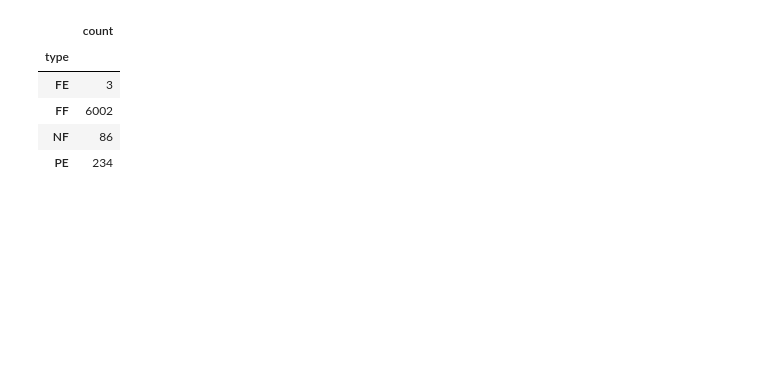
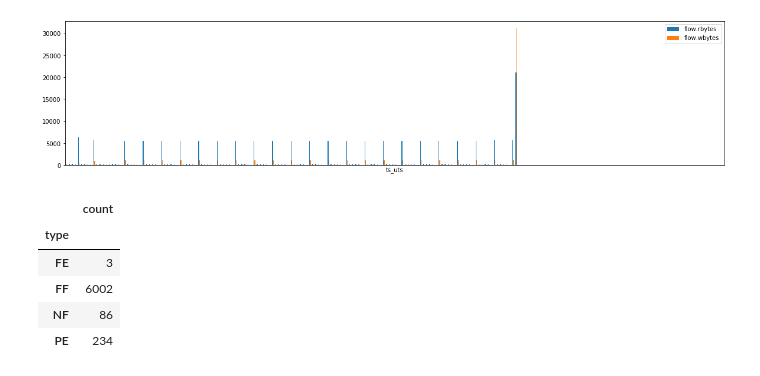
Before and after one commit to sysflow-telemetry/sf-apis, a Jupyter notebook: pynb/FloConTalkDemo.ipynb, the cells around one changed output. Drawn from its saved outputs; the diff is of its cells as text; code cells hidden in the pictures; blank space fills up the shorter version.

```diff
--- a/pynb/FloConTalkDemo.ipynb
+++ b/pynb/FloConTalkDemo.ipynb
@@ -83,6 +83,15 @@ df = formatter.toDataframe(expr=query, fields=_cols)
 df.style.apply(highlight_ip, axis=1)
 # %% [output]
 [interactive output not drawn]
+# %%
+# Finding all network flows related to suspicious script
+flows = df[(df.type.isin(['FF','NF']))]
+ax = flows[['ts_uts', 'flow.rbytes', 'flow.wbytes']].plot.bar(x='ts_uts', y=['flow.rbytes','flow.wbytes'], rot=45, figsize=(20,5))
+ax.xaxis.set_major_locator(mdates.MicrosecondLocator(interval=1000))
+plt.gcf().autofmt_xdate()
+plt.show()
+# %% [output]
+[figure, added]
 # %%
 # Summarizing sysflow types
 reader = FlattenedSFReader(trace)
```
Also changed, not shown: parts of 12 cells of this notebook, 1 other file.
